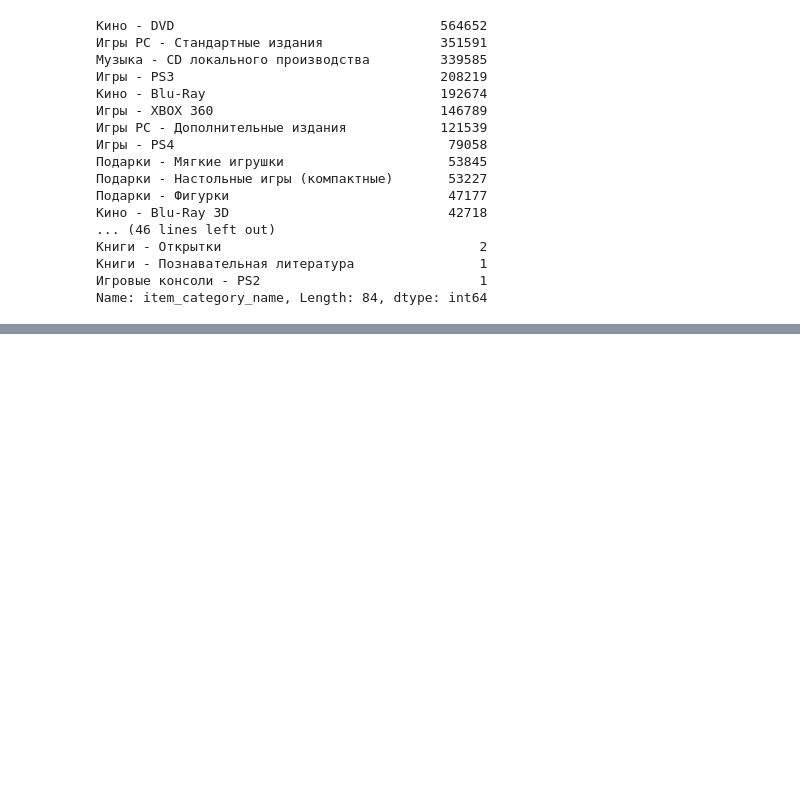
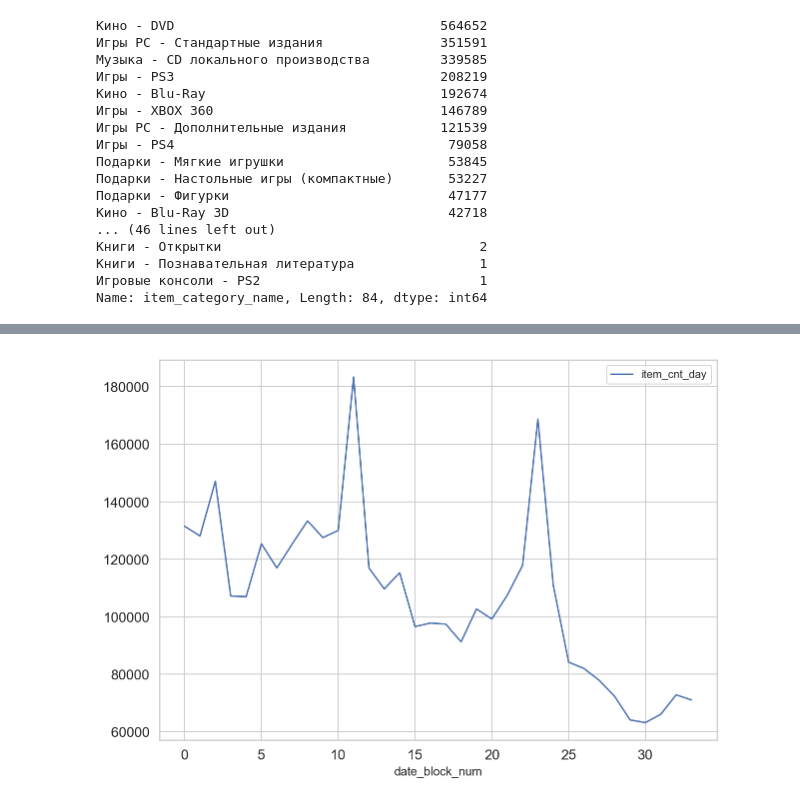
Before and after one commit to mkhoin/Play-Kaggle, a Jupyter notebook: Predict-Future-Sales/notebook/01. EDA.ipynb, the cells around one changed output, grey strips where cells are left out. Saved outputs shown, nothing was run; the diff lists cells and outputs as text; code cells hidden in the pictures; blank space fills up the shorter version.

Commit message:
[update] eda chart

```diff
--- a/Predict-Future-Sales/notebook/01. EDA.ipynb
+++ b/Predict-Future-Sales/notebook/01. EDA.ipynb
@@ -3,3 +1,14 @@ import pandas as pd
+# %%
+import pandas as pd
+from matplotlib import pyplot as plt
+import seaborn as sns
+from math import ceil
+
+%matplotlib inline
+%config InlineBackend.figure_format = 'retina'
+sns.set()
+sns.set_style('whitegrid')
+sns.set_color_codes()
 # %%
 %%time
 item_categories_df = pd.read_csv("../data/item_categories.csv")
@@ -285,0 +315,5 @@ Name: item_category_name, Length: 84, dtype: int64
+# %%
+grouped = train_full.groupby('date_block_num')[['item_cnt_day']].agg(sum)
+grouped.plot(figsize=(10,7), fontsize=14);
+# %% [output]
+[figure, added]
```
Also changed, not shown: parts of 11 cells of this notebook, 2 other files.
